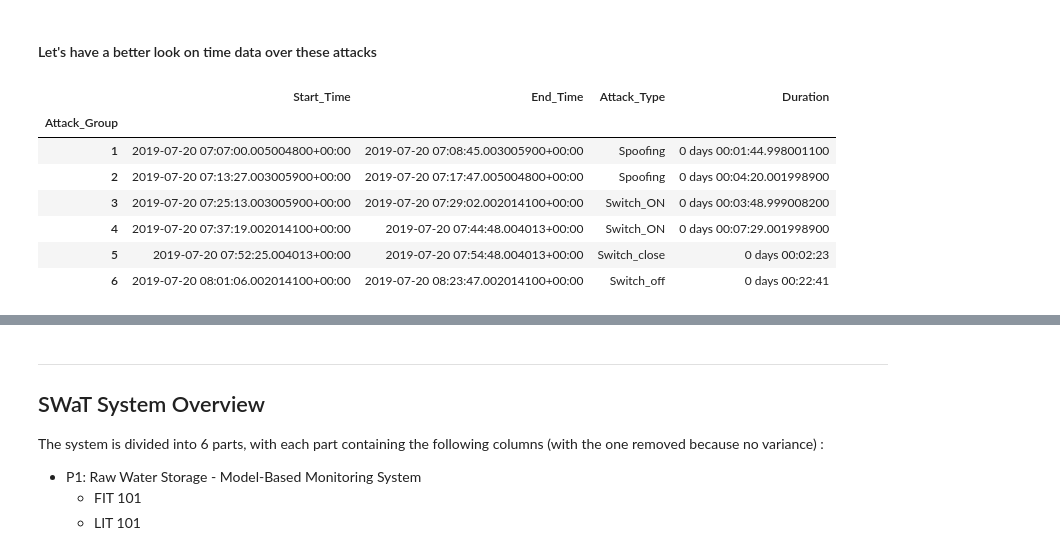
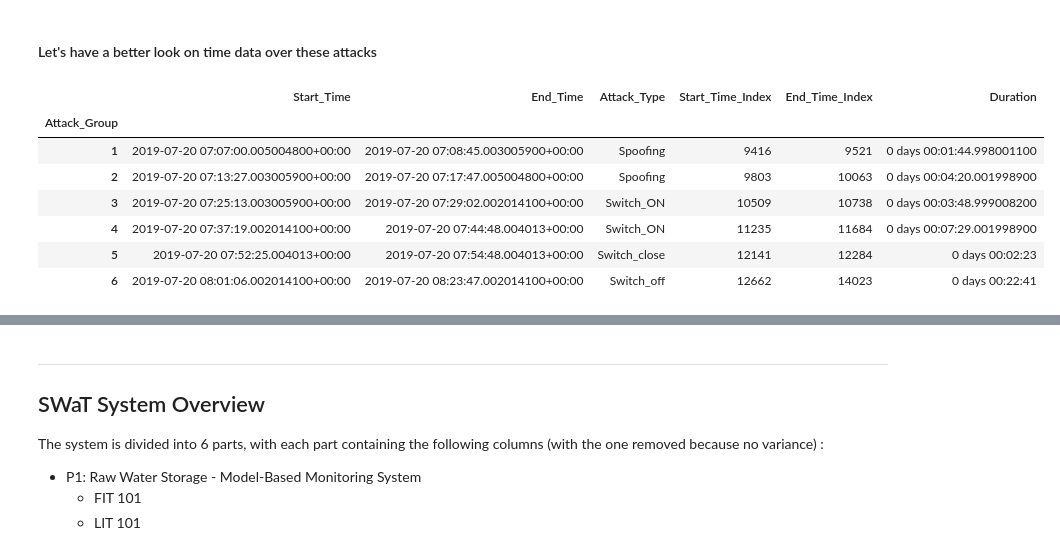
Before and after one commit to ClovisDyArx/cyberml_projet, a Jupyter notebook: dataset2_subject1_new_dataset.ipynb, the cells around one changed output, grey strips where cells are left out. Drawn from its saved outputs; the diff is of its cells as text; code cells hidden in the pictures.

```diff
--- a/dataset2_subject1_new_dataset.ipynb
+++ b/dataset2_subject1_new_dataset.ipynb
@@ -242,33 +235,38 @@ tmp_df = df.copy()
 # %%
 tmp_df['GMT +0'] = pd.to_datetime(tmp_df['GMT +0'], format='ISO8601')
 
 tmp_df['Attack_Group'] = (tmp_df['Label'].diff(1) != 0).cumsum()
 
 attacks_only = tmp_df[tmp_df['Label'] == 1].copy()
+
 
 attacks_only['Attack_Group'] = attacks_only['Attack_Group'].rank(method='dense').astype(int)
 
 attack_summary = (
     attacks_only
     .groupby('Attack_Group')
     .agg({
         'GMT +0': ['min', 'max'],
         'Attack': 'first'
     })
 )
 
+start_time_to_index = attacks_only.reset_index().groupby('Attack_Group')['index'].first()
+end_time_to_index = attacks_only.reset_index().groupby('Attack_Group')['index'].last()
 attack_summary.columns = ['Start_Time', 'End_Time', 'Attack_Type']
+attack_summary['Start_Time_Index'] = attack_summary.index.map(start_time_to_index)
+attack_summary['End_Time_Index'] = attack_summary.index.map(end_time_to_index)
 attack_summary['Duration'] = attack_summary['End_Time'] - attack_summary['Start_Time']
 attack_summary
 # %% [output]
-|  | Start_Time | End_Time | Attack_Type | Duration |
-| Attack_Group |  |  |  |  |
-| 1 | 2019-07-20 07:07:00.005004800+00:00 | 2019-07-20 07:08:45.003005900+00:00 | Spoofing | 0 days 00:01:44.998001100 |
-| 2 | 2019-07-20 07:13:27.003005900+00:00 | 2019-07-20 07:17:47.005004800+00:00 | Spoofing | 0 days 00:04:20.001998900 |
-| 3 | 2019-07-20 07:25:13.003005900+00:00 | 2019-07-20 07:29:02.002014100+00:00 | Switch_ON | 0 days 00:03:48.999008200 |
-| 4 | 2019-07-20 07:37:19.002014100+00:00 | 2019-07-20 07:44:48.004013+00:00 | Switch_ON | 0 days 00:07:29.001998900 |
-| 5 | 2019-07-20 07:52:25.004013+00:00 | 2019-07-20 07:54:48.004013+00:00 | Switch_close | 0 days 00:02:23 |
-| 6 | 2019-07-20 08:01:06.002014100+00:00 | 2019-07-20 08:23:47.002014100+00:00 | Switch_off | 0 days 00:22:41 |
+|  | Start_Time | End_Time | Attack_Type | Start_Time_Index | End_Time_Index | Duration |
+| Attack_Group |  |  |  |  |  |  |
+| 1 | 2019-07-20 07:07:00.005004800+00:00 | 2019-07-20 07:08:45.003005900+00:00 | Spoofing | 9416 | 9521 | 0 days 00:01:44.998001100 |
+| 2 | 2019-07-20 07:13:27.003005900+00:00 | 2019-07-20 07:17:47.005004800+00:00 | Spoofing | 9803 | 10063 | 0 days 00:04:20.001998900 |
+| 3 | 2019-07-20 07:25:13.003005900+00:00 | 2019-07-20 07:29:02.002014100+00:00 | Switch_ON | 10509 | 10738 | 0 days 00:03:48.999008200 |
+| 4 | 2019-07-20 07:37:19.002014100+00:00 | 2019-07-20 07:44:48.004013+00:00 | Switch_ON | 11235 | 11684 | 0 days 00:07:29.001998900 |
+| 5 | 2019-07-20 07:52:25.004013+00:00 | 2019-07-20 07:54:48.004013+00:00 | Switch_close | 12141 | 12284 | 0 days 00:02:23 |
+| 6 | 2019-07-20 08:01:06.002014100+00:00 | 2019-07-20 08:23:47.002014100+00:00 | Switch_off | 12662 | 14023 | 0 days 00:22:41 |
 # %%
 def extract_specific_groups(df : pd.DataFrame, id_att : int = 1) -> list[pd.DataFrame]:
     if 'Label' not in df.columns:
```
Also changed, not shown: parts of 9 cells of this notebook.
